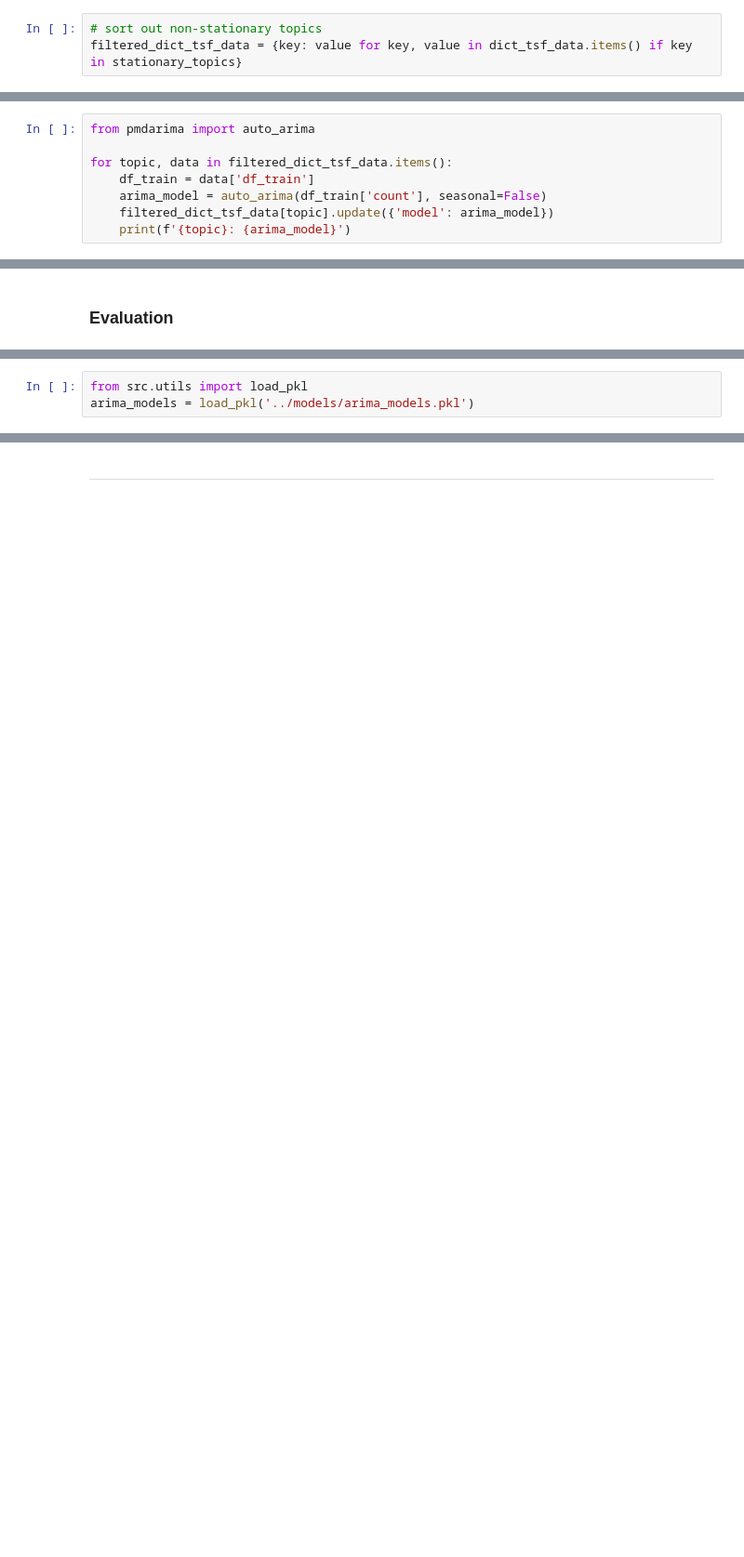
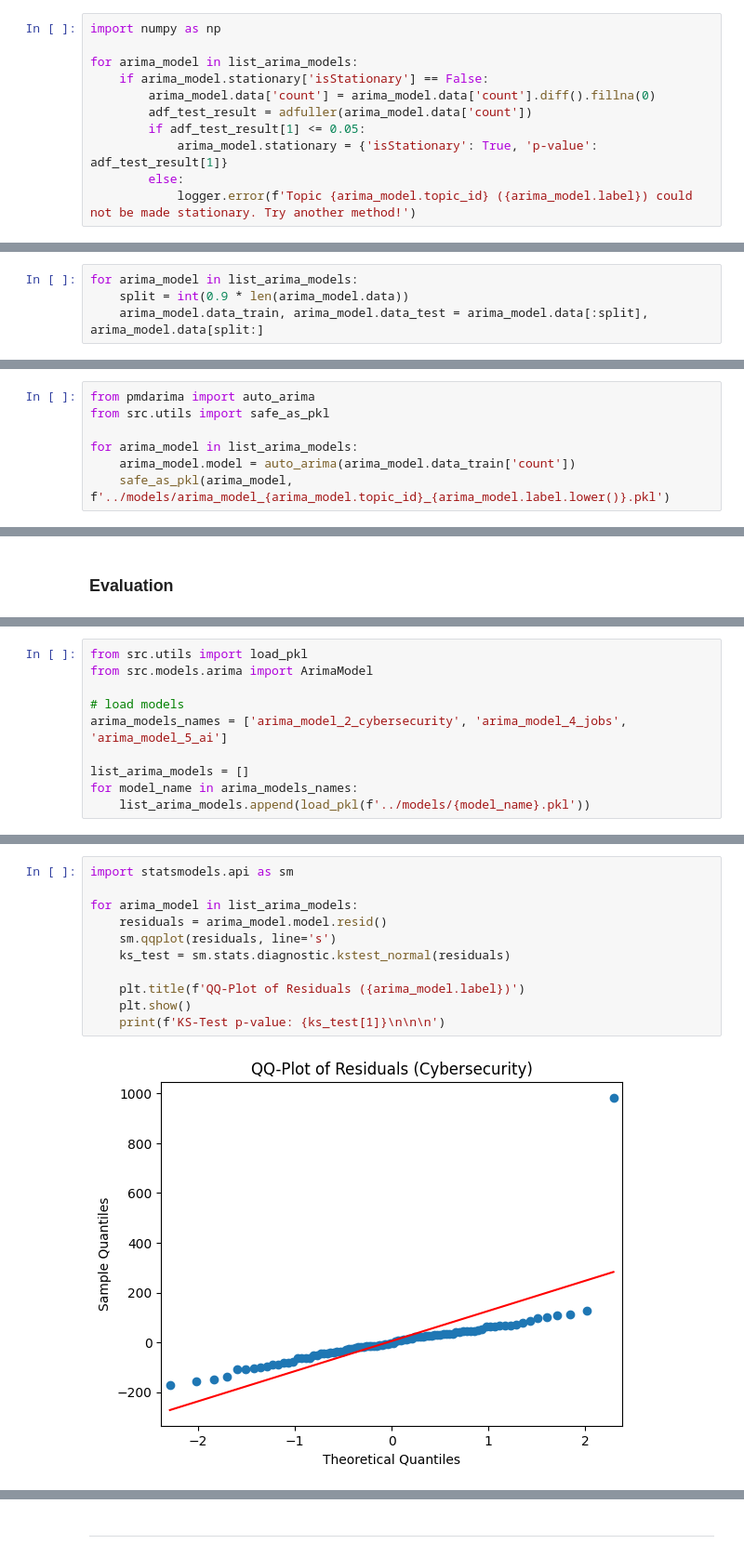
Before and after one commit to lukasschr/bachelorthesis-social-media-analytics, a Jupyter notebook: notebooks/04-Modeling-Evaluation.ipynb, the cells around one changed output, grey strips where cells are left out. Shown at 93% size. Saved outputs shown, nothing was run; the diff lists cells and outputs as text; blank space fills up the shorter version.

```diff
--- a/notebooks/04-Modeling-Evaluation.ipynb
+++ b/notebooks/04-Modeling-Evaluation.ipynb
@@ -365,3 +411,11 @@ topic_9: p-value: 1.0229485869860054e-19; stationary: True
 # %%
-# sort out non-stationary topics
-filtered_dict_tsf_data = {key: value for key, value in dict_tsf_data.items() if key in stationary_topics}
+import numpy as np
+
+for arima_model in list_arima_models:
+    if arima_model.stationary['isStationary'] == False:
+        arima_model.data['count'] = arima_model.data['count'].diff().fillna(0)
+        adf_test_result = adfuller(arima_model.data['count'])
+        if adf_test_result[1] <= 0.05:
+            arima_model.stationary = {'isStationary': True, 'p-value': adf_test_result[1]}
+        else:
+            logger.error(f'Topic {arima_model.topic_id} ({arima_model.label}) could not be made stationary. Try another method!')
@@ -368,10 +426,13 @@ filtered_dict_tsf_data = {key: value for key, value in dict_tsf_data.items() if
+# %%
+for arima_model in list_arima_models:
+    split = int(0.9 * len(arima_model.data))
+    arima_model.data_train, arima_model.data_test = arima_model.data[:split], arima_model.data[split:]
 # %% [markdown]
 *Berechne ARIMA-Modelle*
 # %%
 from pmdarima import auto_arima
+from src.utils import safe_as_pkl
 
-for topic, data in filtered_dict_tsf_data.items():
-    df_train = data['df_train']
-    arima_model = auto_arima(df_train['count'], seasonal=False)
-    filtered_dict_tsf_data[topic].update({'model': arima_model})
-    print(f'{topic}: {arima_model}')
+for arima_model in list_arima_models:
+    arima_model.model = auto_arima(arima_model.data_train['count'])
+    safe_as_pkl(arima_model, f'../models/arima_model_{arima_model.topic_id}_{arima_model.label.lower()}.pkl')
@@ -390,3 +443,10 @@ safe_as_pkl(filtered_dict_tsf_data, '../models/arima_models.pkl')
 # %%
 from src.utils import load_pkl
-arima_models = load_pkl('../models/arima_models.pkl')
+from src.models.arima import ArimaModel
+
+# load models
+arima_models_names = ['arima_model_2_cybersecurity', 'arima_model_4_jobs', 'arima_model_5_ai']
+
+list_arima_models = []
+for model_name in arima_models_names:
+    list_arima_models.append(load_pkl(f'../models/{model_name}.pkl'))
@@ -392,0 +463,13 @@ arima_models = load_pkl('../models/arima_models.pkl')
+# %%
+import statsmodels.api as sm
+
+for arima_model in list_arima_models:
+    residuals = arima_model.model.resid()
+    sm.qqplot(residuals, line='s')
+    ks_test = sm.stats.diagnostic.kstest_normal(residuals)
+
+    plt.title(f'QQ-Plot of Residuals ({arima_model.label})')
+    plt.show()
+    print(f'KS-Test p-value: {ks_test[1]}\n\n\n')
+# %% [output]
+[figure, added]
```
Also changed, not shown: parts of 62 cells of this notebook, 2 other files.
